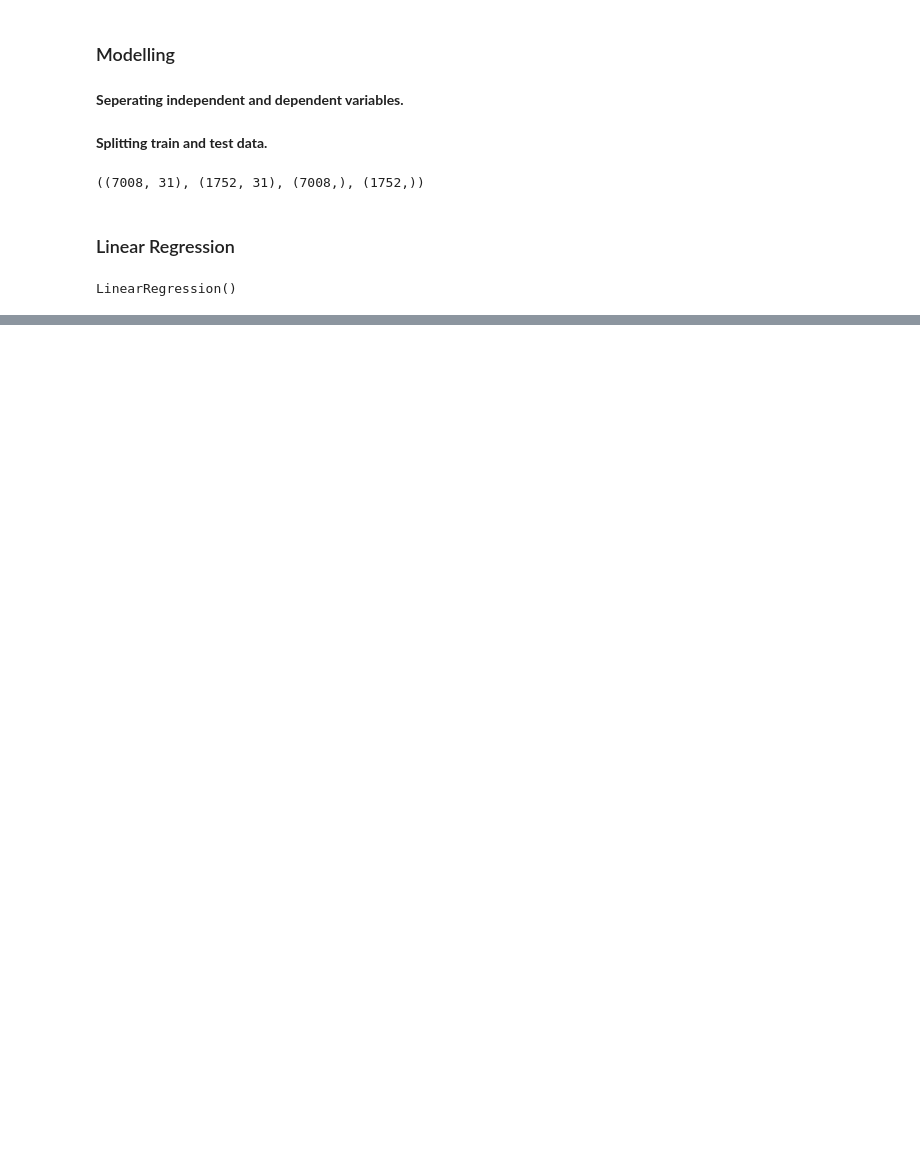
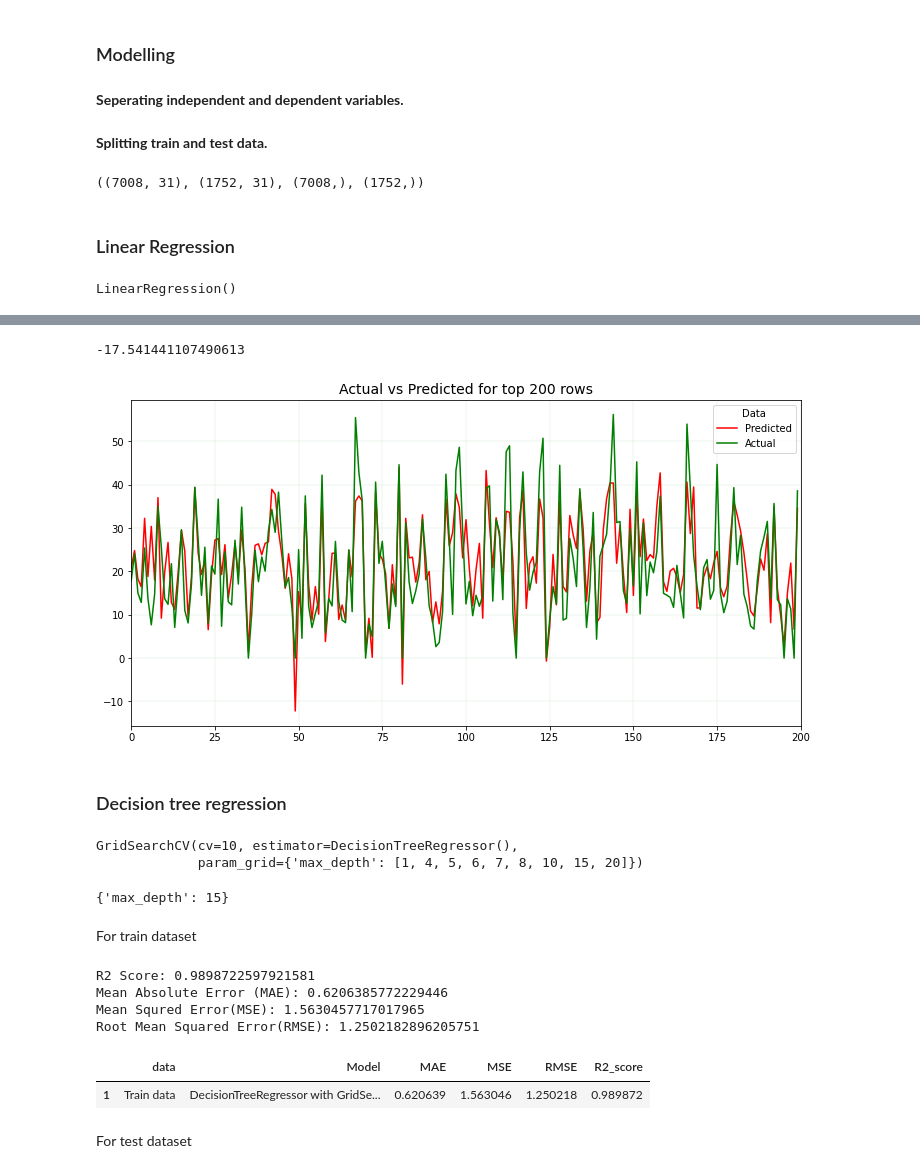
Before and after one commit to Nikkiie/Bike-sharing-demand-prediction-Cap-2-, a Jupyter notebook: 1Individual_colab0.ipynb, the cells around one changed output, grey strips where cells are left out. Cells and saved outputs as stored; diff of their text form; code cells hidden in the pictures; blank space fills up the shorter version.

```diff
--- a/1Individual_colab0.ipynb
+++ b/1Individual_colab0.ipynb
@@ -669,0 +759,39 @@ Root Mean Squared Error(RMSE): 414.9589937731158
+# %%
+lr_bike .intercept_
+# %% [output]
+-17.541441107490613
+# %%
+plt.figure(figsize=(12,6))
+plt.plot((y_pred_test_lr)[:200],color ='r')
+plt.plot((np.array(y_test)[:200]),color ='g')
+
+#setting up legend
+plt.legend(["Predicted","Actual"],fontsize=10 ,title='Data')
+
+# setting range on x-axis
+plt.xlim([0, 200])
+plt.grid(color = 'green', linestyle = '--', linewidth = 0.1)
+
+# setting up title
+plt.title('Actual vs Predicted for top 200 rows',fontsize=14)
+
+plt.show()
+# %% [output]
+[figure, added]
+# %% [markdown]
+### Decision tree regression
+# %%
+decisionTree = DecisionTreeRegressor()
+
+param = {'max_depth' : [1,4,5,6,7,8,10,15,20]}
+
+gridSearch_decisionTree=GridSearchCV(decisionTree,param,cv=10)
+gridSearch_decisionTree.fit(X_train,y_train)
+# %% [output]
+GridSearchCV(cv=10, estimator=DecisionTreeRegressor(),
+             param_grid={'max_depth': [1, 4, 5, 6, 7, 8, 10, 15, 20]})
+# %%
+best_param_gridSearch_decisionTree=gridSearch_decisionTree.best_params_
+best_param_gridSearch_decisionTree
+# %% [output]
+{'max_depth': 15}
@@ -669,0 +804,23 @@ Root Mean Squared Error(RMSE): 414.9589937731158
+# %% [markdown]
+For train dataset
+# %%
+# r2 score of train set
+R2 = r2_score(y_train, Y_pred_decTreeGridSearch_train)
+print("R2 Score:" ,R2)
+
+#Calculate Mean Absolute Error.
+MAE= mean_absolute_error(y_train,Y_pred_decTreeGridSearch_train)
+print("Mean Absolute Error (MAE):", MAE)
+
+#Calculate  Mean Squared Error
+MSE=mean_squared_error(y_train,Y_pred_decTreeGridSearch_train)
+print("Mean Squred Error(MSE):" , MSE)
+
+#Calculate Root Mean Squared Error
+RMSE=np.sqrt(MSE)
+print("Root Mean Squared Error(RMSE):", RMSE)
+# %% [output]
+R2 Score: 0.9898722597921581
+Mean Absolute Error (MAE): 0.6206385772229446
+Mean Squred Error(MSE): 1.5630457717017965
+Root Mean Squared Error(RMSE): 1.2502182896205751
@@ -669,0 +835,9 @@ Root Mean Squared Error(RMSE): 414.9589937731158
+# %%
+# creating training_result dataframe
+traing_results_df=pd.DataFrame(train_dict,index=[1])
+traing_results_df
+# %% [output]
+|  | data | Model | MAE | MSE | RMSE | R2_score |
+| 1 | Train data | DecisionTreeRegressor with GridSe... | 0.620639 | 1.563046 | 1.250218 | 0.989872 |
+# %% [markdown]
+For test dataset
```
Also changed, not shown: parts of 33 cells of this notebook.
